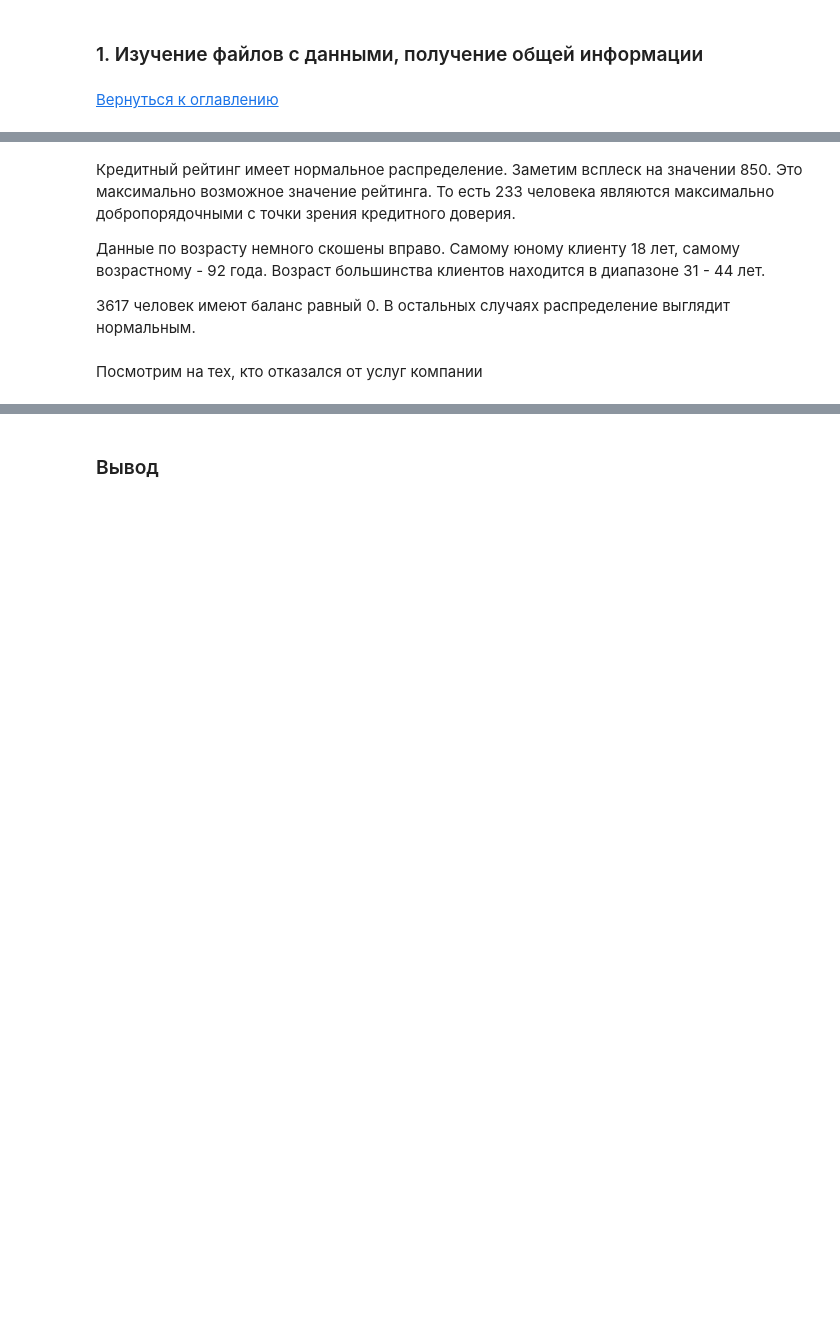
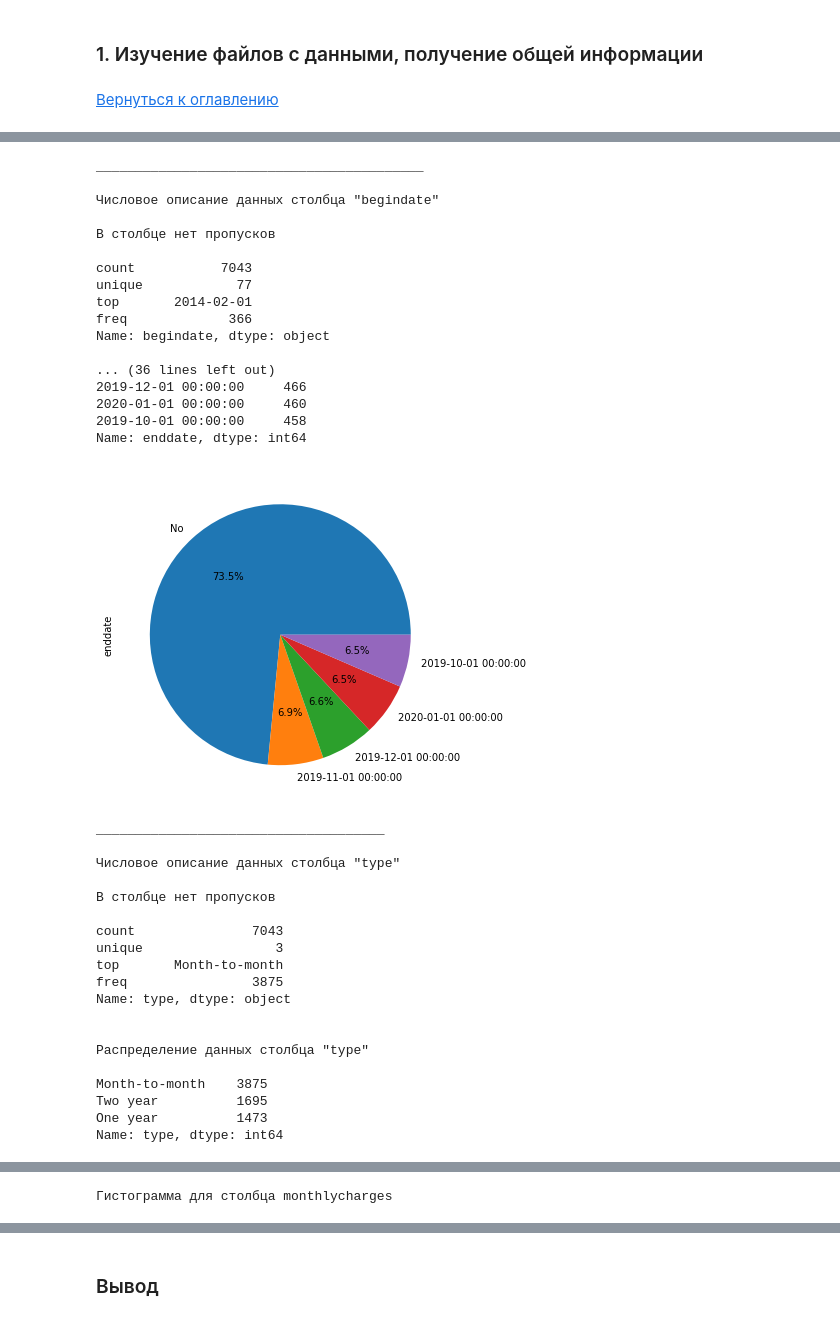
Before and after one commit to IlyaErmolaev1606/my_projects, a Jupyter notebook: customer_churn/customer_churn.ipynb, the cells around one changed output, grey strips where cells are left out. Drawn from its saved outputs; the diff is of its cells as text; code cells hidden in the pictures; blank space fills up the shorter version.

```diff
--- a/customer_churn/customer_churn.ipynb
+++ b/customer_churn/customer_churn.ipynb
@@ -54,20 +58,15 @@ from lightgbm import LGBMClassifier
 # создадим функцию для загрузки датафрейма
 def get_df(data):
     try:
-        df = pd.read_csv(
-            "C:/Users/79090/YandexDisk/from asus/MyStudy/Data Science/Яндекс.Практикум/Самостоятельные проекты/Обучение с учителем/customer_churn/{}.csv".format(
-                data
-            ),
-            index_col="CustomerId",
-        )
+        df = pd.read_csv('***/{}.csv'.format(data), index_col='customerID')
     except:
-        print("Ошибка при чтении файла")
+        print('Ошибка при чтении файла')
     df.columns = df.columns.str.lower()
-    print("Несколько строк из датафрейма")
+    print('Несколько строк из датафрейма')
     print()
     display(df.sample(5))
     print()
-    print("Общая информация о датафрейме")
+    print('Общая информация о датафрейме')
     print()
     print(df.info())
     return df
@@ -105,0 +73,3 @@ Tenure - это количество недвижимости у клиента.
+# %%
+# загрузим данные, содержащие информацию о договорах
+contract = get_df('contract')
@@ -118,17 +194,6 @@ def get_column_info(data, column):
         print('Количество пропусков: {}'.format(data[column].isnull().sum()))
     else:
         print('В столбце нет пропусков')
-    print()
-    try:
-        print(
-            "Коэффициент корреляции Пирсона с целевым признаком: {:.2f}".format(
-                data[column].corr(
-                    data["exited"]
-                )
-            )
-        )
-    except:
-        pass
     print()
     print(data[column].describe())
     print()
@@ -179,8 +241,0 @@ get_all_columns_info(churn)
-# %% [markdown]
-Кредитный рейтинг имеет нормальное распределение. Заметим всплеск на значении 850. Это максимально возможное значение рейтинга. То есть 233 человека являются максимально добропорядочными с точки зрения кредитного доверия.
-
-Данные по возрасту немного скошены вправо. Самому юному клиенту 18 лет, самому возрастному - 92 года. Возраст большинства клиентов находится в диапазоне 31 - 44 лет.
-
-3617 человек имеют баланс равный 0. В остальных случаях распределение выглядит нормальным.
-# %% [markdown]
-Посмотрим на тех, кто отказался от услуг компании
@@ -190,0 +242,41 @@ get_all_columns_info(left)
+# %%
+# применим функцию get_all_columns_info к contract
+get_all_columns_info(contract)
+# %% [output]
+__________________________________________
+
+Числовое описание данных столбца "begindate"
+
+В столбце нет пропусков
+
+count           7043
+unique            77
+top       2014-02-01
+freq             366
+Name: begindate, dtype: object
+
+... (36 lines left out)
+2019-12-01 00:00:00     466
+2020-01-01 00:00:00     460
+2019-10-01 00:00:00     458
+Name: enddate, dtype: int64
+[figure, added]
+_____________________________________
+
+Числовое описание данных столбца "type"
+
+В столбце нет пропусков
+
+count               7043
+unique                 3
+top       Month-to-month
+freq                3875
+Name: type, dtype: object
+
+
+Распределение данных столбца "type"
+
+Month-to-month    3875
+Two year          1695
+One year          1473
+Name: type, dtype: int64
@@ -190,0 +342 @@ get_all_columns_info(left)
+Гистограмма для столбца monthlycharges
```
Also changed, not shown: parts of 125 cells of this notebook.
